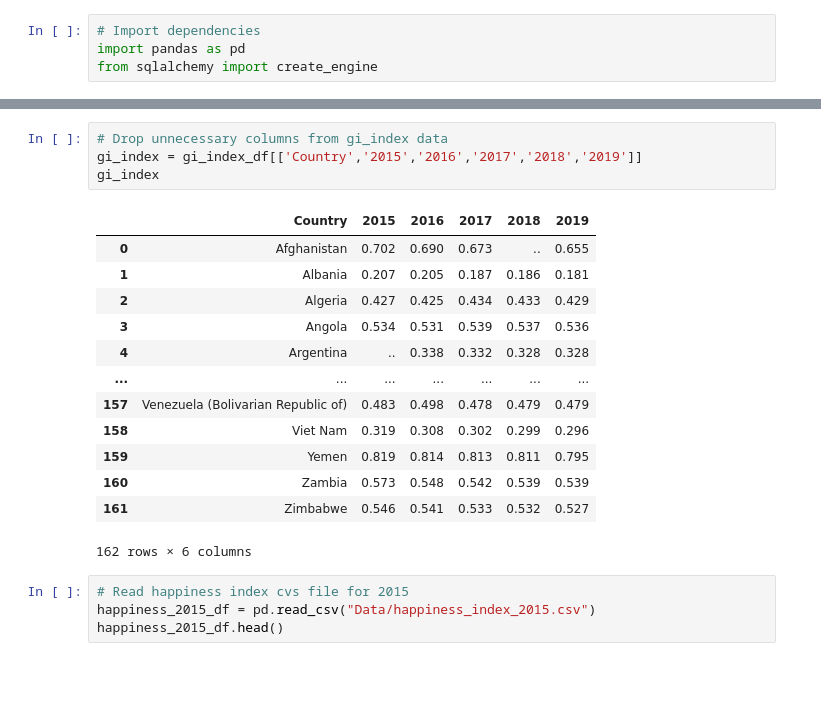
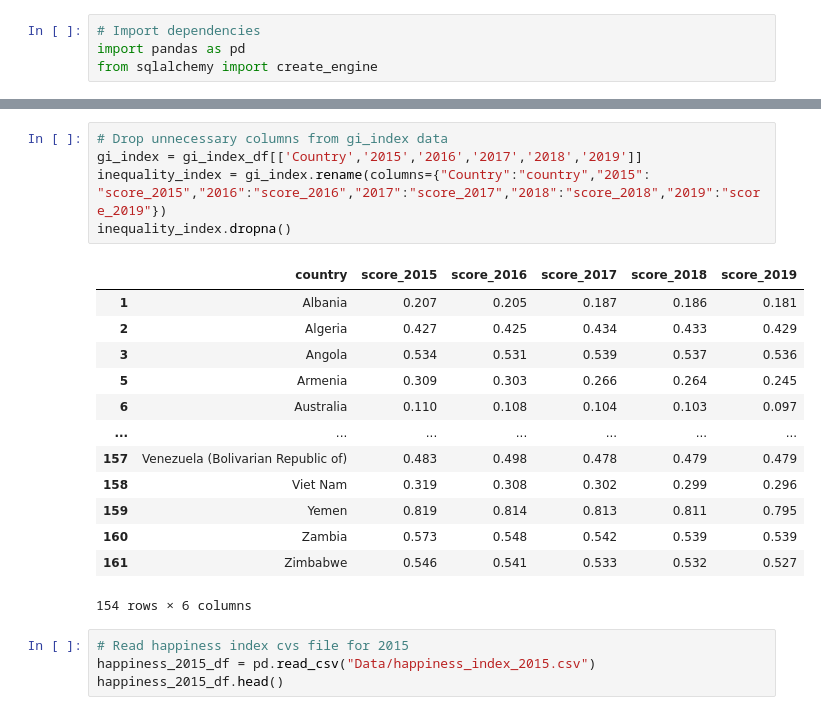
Before and after one commit to Serapbasaran/ETL-Project, a Jupyter notebook: Untitled.ipynb, the cells around one changed output, grey strips where cells are left out. Drawn from its saved outputs; the diff is of its cells as text; blank space fills up the shorter version.

```diff
--- a/Untitled.ipynb
+++ b/Untitled.ipynb
@@ -18,21 +18,22 @@ gi_index_df.head()
 # %%
 # Drop unnecessary columns from gi_index data
 gi_index = gi_index_df[['Country','2015','2016','2017','2018','2019']]
-gi_index
+inequality_index = gi_index.rename(columns={"Country":"country","2015": "score_2015","2016":"score_2016","2017":"score_2017","2018":"score_2018","2019":"score_2019"})
+inequality_index.dropna()
 # %% [output]
-|  | Country | 2015 | 2016 | 2017 | 2018 | 2019 |
-| 0 | Afghanistan | 0.702 | 0.690 | 0.673 | .. | 0.655 |
+|  | country | score_2015 | score_2016 | score_2017 | score_2018 | score_2019 |
 | 1 | Albania | 0.207 | 0.205 | 0.187 | 0.186 | 0.181 |
 | 2 | Algeria | 0.427 | 0.425 | 0.434 | 0.433 | 0.429 |
 | 3 | Angola | 0.534 | 0.531 | 0.539 | 0.537 | 0.536 |
-| 4 | Argentina | .. | 0.338 | 0.332 | 0.328 | 0.328 |
+| 5 | Armenia | 0.309 | 0.303 | 0.266 | 0.264 | 0.245 |
+| 6 | Australia | 0.110 | 0.108 | 0.104 | 0.103 | 0.097 |
 | ... | ... | ... | ... | ... | ... | ... |
 | 157 | Venezuela (Bolivarian Republic of) | 0.483 | 0.498 | 0.478 | 0.479 | 0.479 |
 | 158 | Viet Nam | 0.319 | 0.308 | 0.302 | 0.299 | 0.296 |
 | 159 | Yemen | 0.819 | 0.814 | 0.813 | 0.811 | 0.795 |
 | 160 | Zambia | 0.573 | 0.548 | 0.542 | 0.539 | 0.539 |
 | 161 | Zimbabwe | 0.546 | 0.541 | 0.533 | 0.532 | 0.527 |
-162 rows × 6 columns
+154 rows × 6 columns
 # %%
 # Read happiness index cvs file for 2015
 happiness_2015_df = pd.read_csv("Data/happiness_index_2015.csv")
```
Also changed, not shown: parts of 17 cells of this notebook.
